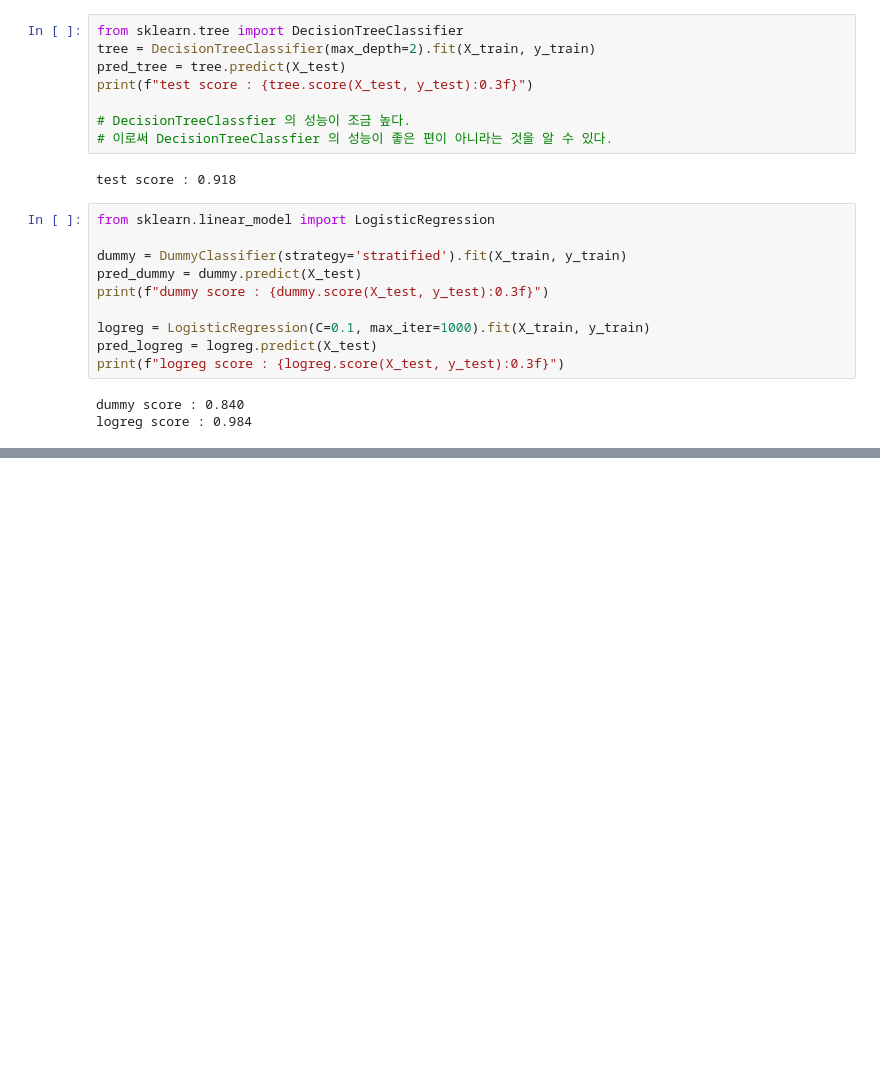
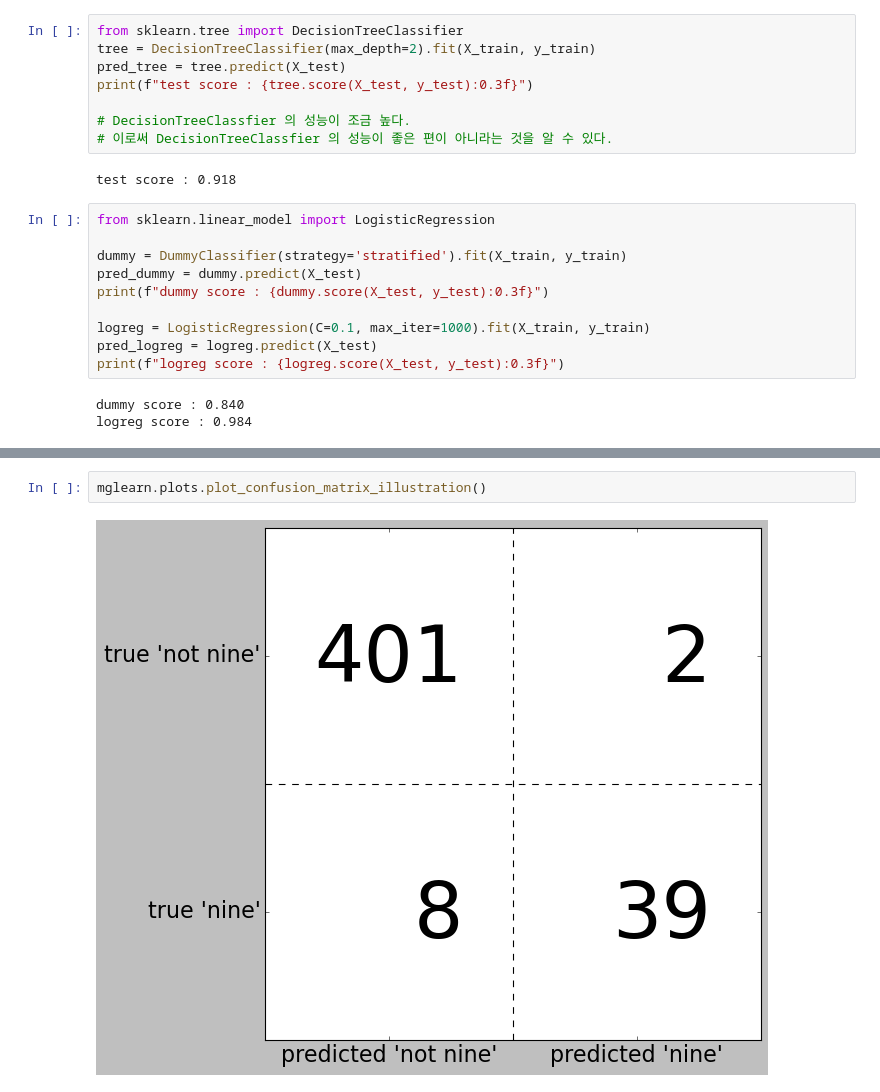
Before and after one commit to Hosung-Ahn/IntroducingML, a Jupyter notebook: Chapter5-model accuracy, model selection/평가 지표와 측정.ipynb, the cells around one changed output, grey strips where cells are left out. Cells and saved outputs as stored; diff of their text form; blank space fills up the shorter version.

```diff
--- a/Chapter5-model accuracy, model selection/평가 지표와 측정.ipynb
+++ b/Chapter5-model accuracy, model selection/평가 지표와 측정.ipynb
@@ -70,0 +82,4 @@ logreg score : 0.984
+# %%
+mglearn.plots.plot_confusion_matrix_illustration()
+# %% [output]
+[figure, added]
```
Also changed, not shown: parts of 9 cells of this notebook.
